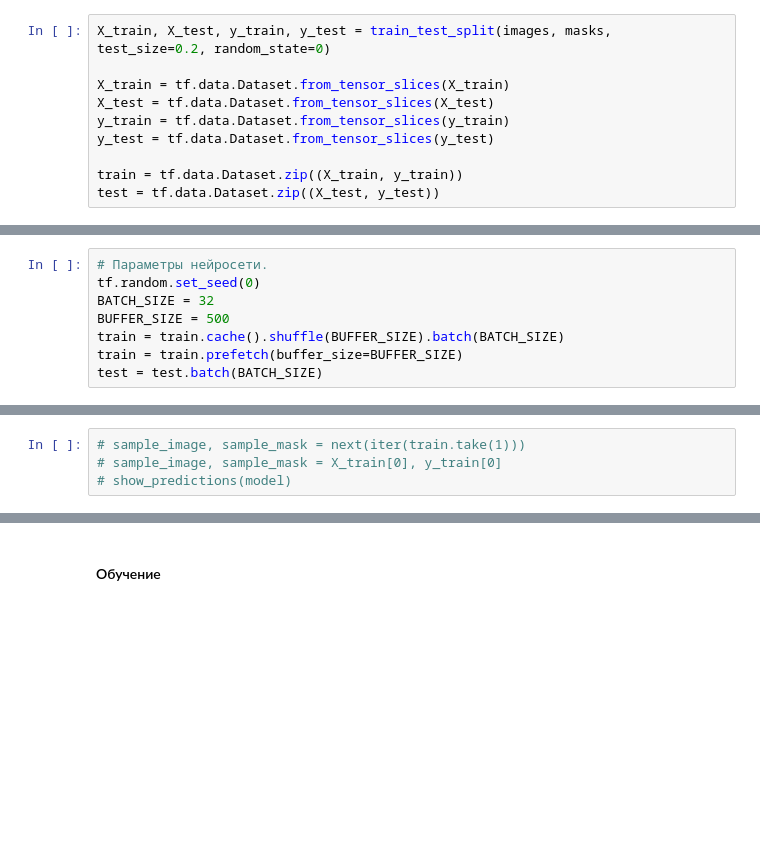
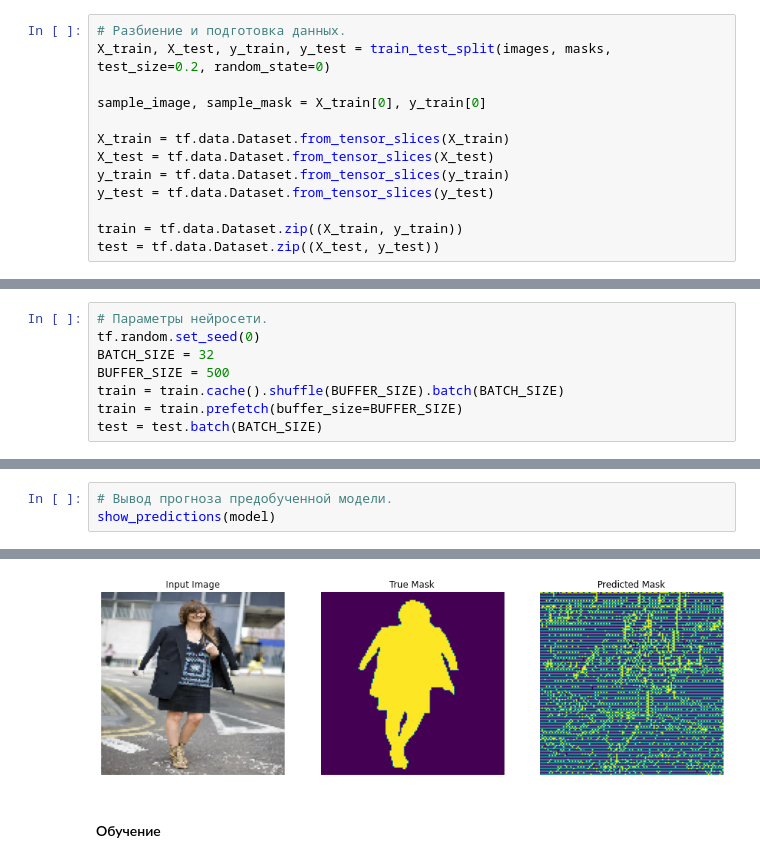
Before and after one commit to SergeyZ06/GB_Introduction_to_Neural_Nets, a Jupyter notebook: 6th_homework/6th_homework.ipynb, the cells around one changed output, grey strips where cells are left out. Cells and saved outputs as stored; diff of their text form; blank space fills up the shorter version.

```diff
--- a/6th_homework/6th_homework.ipynb
+++ b/6th_homework/6th_homework.ipynb
@@ -83,5 +83,8 @@ Wall time: 9.09 s
 # %%
+# Разбиение и подготовка данных.
 X_train, X_test, y_train, y_test = train_test_split(images, masks, test_size=0.2, random_state=0)
+
+sample_image, sample_mask = X_train[0], y_train[0]
 
 X_train = tf.data.Dataset.from_tensor_slices(X_train)
 X_test = tf.data.Dataset.from_tensor_slices(X_test)
@@ -214,7 +219,6 @@ tf.keras.utils.plot_model(model, show_shapes=True)
 # %% [output]
 [figure]
 # %%
-# sample_image, sample_mask = next(iter(train.take(1)))
-# sample_image, sample_mask = X_train[0], y_train[0]
-# show_predictions(model)
+# Вывод прогноза предобученной модели.
+show_predictions(model)
 # %% [output]
@@ -222,3 +226,4 @@ TypeError: 'TensorSliceDataset' object is not subscriptable
+[figure, added]
 # %% [markdown]
 #### Обучение
 # %%
```
Also changed, not shown: parts of 14 cells of this notebook.
